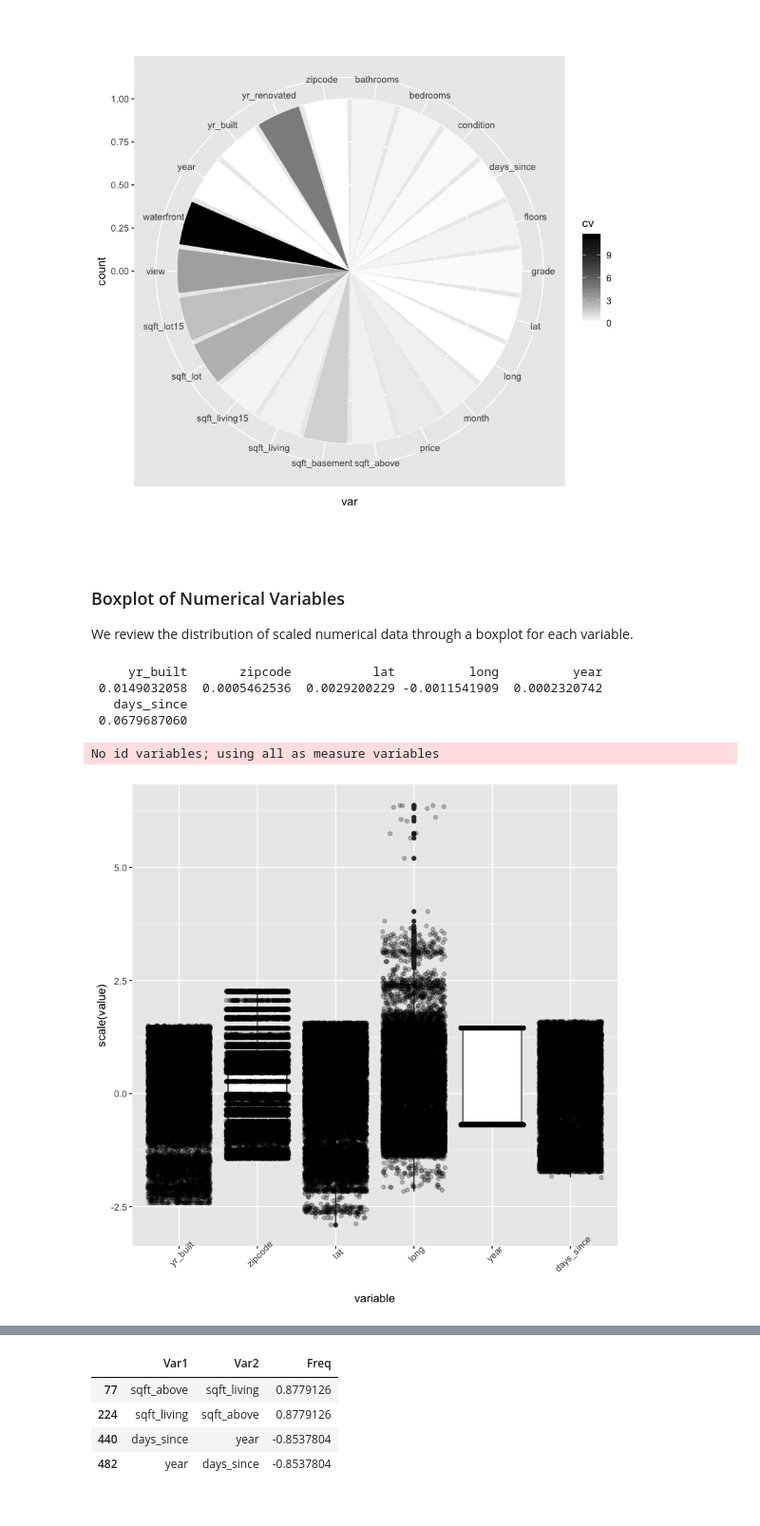
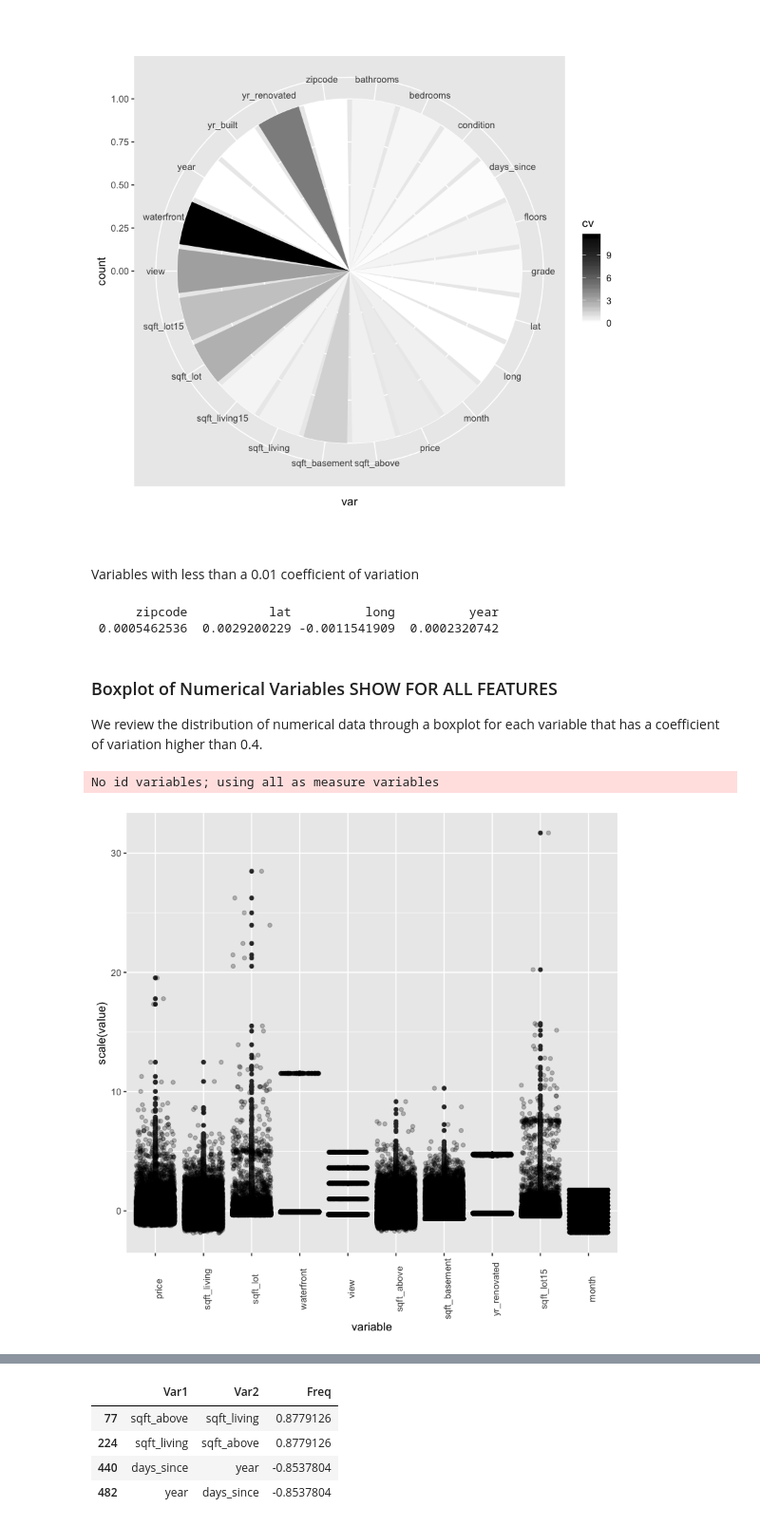
Before and after one commit to akoury/house_pricing, a Jupyter notebook: Analysis.ipynb, the cells around one changed output, grey strips where cells are left out. Shown at 95% size. Saved outputs shown, nothing was run; the diff lists cells and outputs as text; code cells hidden in the pictures.

```diff
--- a/Analysis.ipynb
+++ b/Analysis.ipynb
@@ -217,6 +163,8 @@ ggpairs(train)
 # %%
-featurePlot(x = train[, -"price"],
-            y = train$price,
-            plot = "scatter",
-            layout = c(5, 1))
+theme <- trellis.par.get()
+theme$plot.symbol$col = "blue"
+theme$plot.symbol$alpha = 0.1
+trellis.par.set(theme)
+
+featurePlot(x = train[, -"price"], y = train$price, plot = "scatter", layout = c(3, 1))
 # %% [output]
@@ -246,23 +201,24 @@ ggplot(data.table(var=names(cv_numeric_variables),cv=cv_numeric_variables),
        aes(var,fill=cv))+geom_bar()+coord_polar()+scale_fill_gradient(low='white', high = 'black')
 # %% [output]
 [figure]
+# %% [markdown]
+Variables with less than a 0.01 coefficient of variation
+# %%
+cv_numeric_variables[cv_numeric_variables < 0.01]
+# %% [output]
+      zipcode           lat          long          year
+ 0.0005462536  0.0029200229 -0.0011541909  0.0002320742
 # %% [markdown]
-### Boxplot of Numerical Variables
+### Boxplot of Numerical Variables SHOW FOR ALL FEATURES
 
-We review the distribution of scaled numerical data through a boxplot for each variable.
+We review the distribution of numerical data through a boxplot for each variable that has a coefficient of variation higher than 0.4.
 # %%
-df<-train[, numeric_variables[cv_numeric_variables<0.1], with=F]
-sapply(df, function(x) sd(x)/mean(x))
+df<-train[, numeric_variables[cv_numeric_variables>0.4], with=F]
 df<-data.frame(scale(df))
 df<-melt(df)
 
-ggplot(df, aes(x=variable, y=scale(value)))+geom_boxplot()+geom_jitter(alpha=.25)+
-  theme(axis.text.x = element_text(angle=45))
+ggplot(df, aes(x=variable, y=scale(value)))+geom_boxplot()+geom_jitter(alpha=.25)+theme(axis.text.x = element_text(angle=90))
 # %% [output]
-     yr_built       zipcode           lat          long          year
- 0.0149032058  0.0005462536  0.0029200229 -0.0011541909  0.0002320742
-   days_since
- 0.0679687060
+No id variables; using all as measure variables
-No id variables; using all as measure variables
-[figure, old version]
+[figure, new version]
 # %% [markdown]
```
Also changed, not shown: parts of 84 cells of this notebook, 1 other file.
